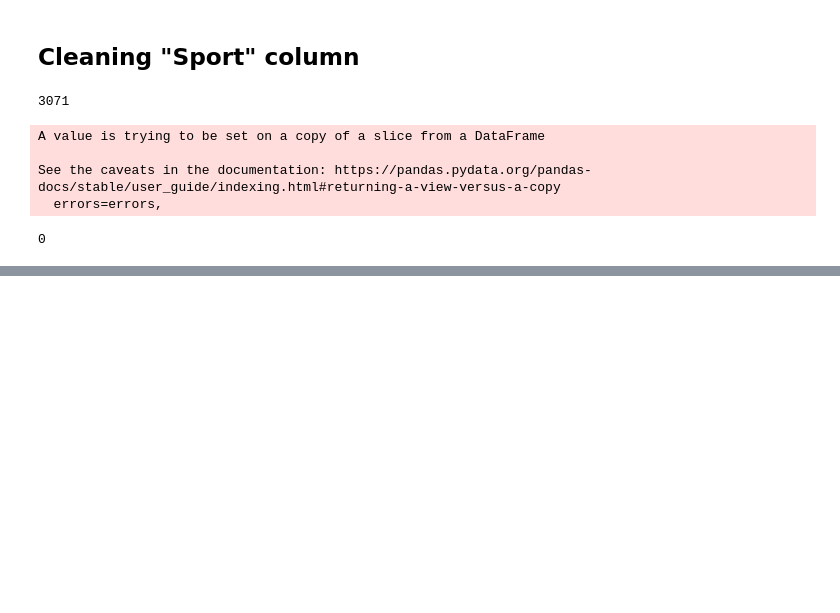
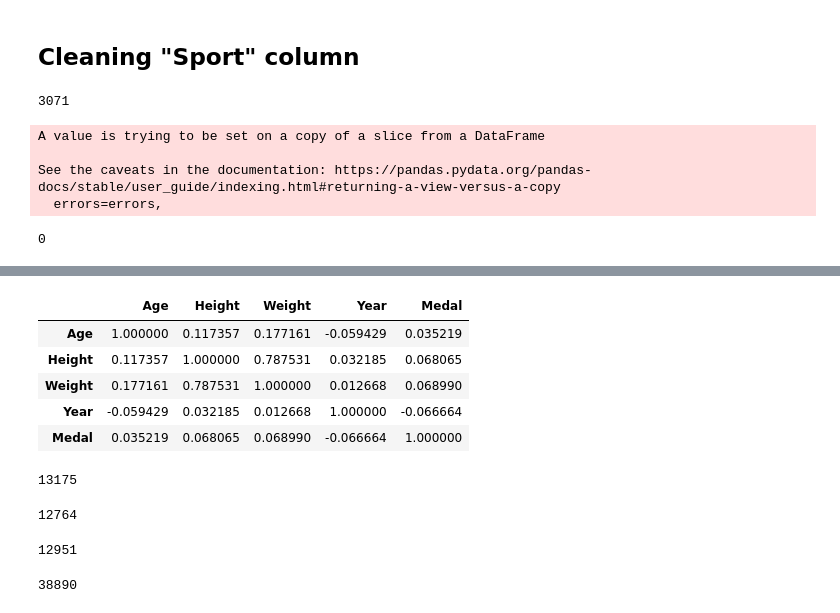
Before and after one commit to MaH1996SdN/Olympic_Games, a Jupyter notebook: Programming_Project_Olympic.ipynb, the cells around one changed output, grey strips where cells are left out. Cells and saved outputs as stored; diff of their text form; code cells hidden in the pictures; blank space fills up the shorter version.

```diff
--- a/Programming_Project_Olympic.ipynb
+++ b/Programming_Project_Olympic.ipynb
@@ -493,0 +540,31 @@ olympic_df[olympic_df.Sport == 'Art Competitions'].shape[0]
+# %%
+# finding correlation between different feaures
+olympic_df.corr()
+# %% [output]
+|  | Age | Height | Weight | Year | Medal |
+| Age | 1.000000 | 0.117357 | 0.177161 | -0.059429 | 0.035219 |
+| Height | 0.117357 | 1.000000 | 0.787531 | 0.032185 | 0.068065 |
+| Weight | 0.177161 | 0.787531 | 1.000000 | 0.012668 | 0.068990 |
+| Year | -0.059429 | 0.032185 | 0.012668 | 1.000000 | -0.066664 |
+| Medal | 0.035219 | 0.068065 | 0.068990 | -0.066664 | 1.000000 |
+# %%
+# number of gold medals
+olympic_df['Medal'].value_counts()[1]
+# %% [output]
+13175
+# %%
+# number of silver medals
+olympic_df['Medal'].value_counts()[2]
+# %% [output]
+12764
+# %%
+# number of silver medals
+olympic_df['Medal'].value_counts()[3]
+# %% [output]
+12951
+# %%
+# number of all medals
+Medals = olympic_df.loc[olympic_df['Medal'] != 0 ]
+Medals.shape[0]
+# %% [output]
+38890
```
Also changed, not shown: parts of 10 cells of this notebook.
